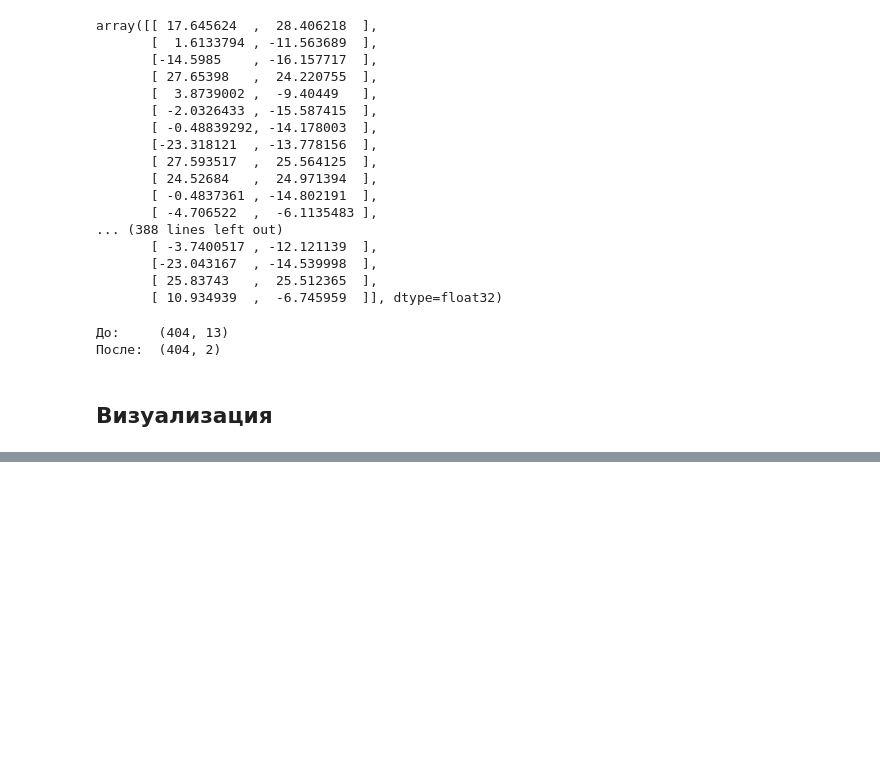
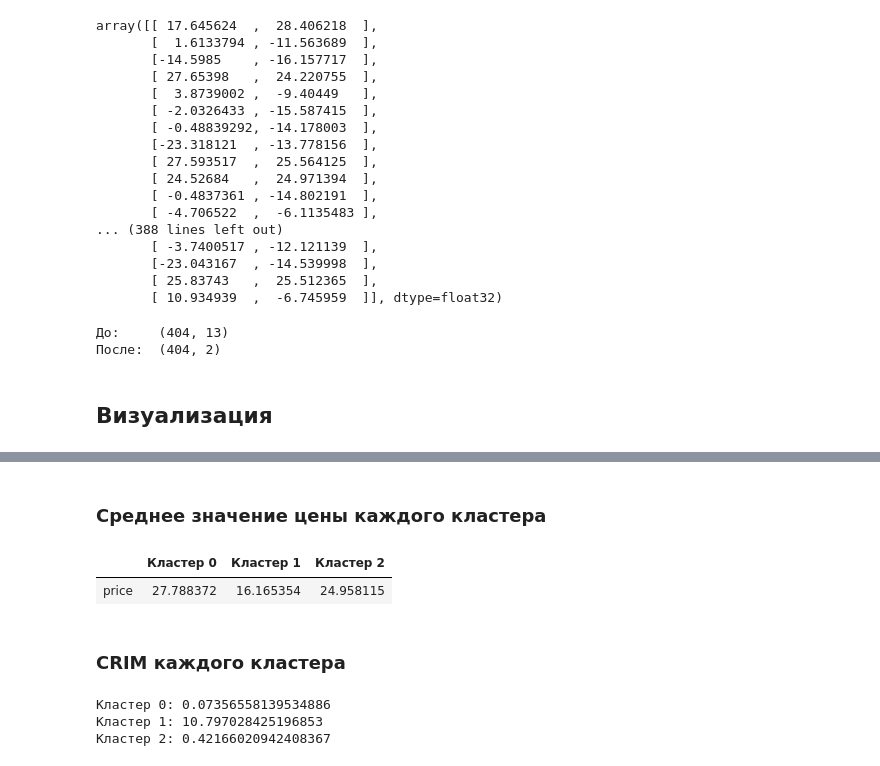
Before and after one commit to SciWake/OLD-Data_science_intro, a Jupyter notebook: My_Task.ipynb, the cells around one changed output, grey strips where cells are left out. Drawn from its saved outputs; the diff is of its cells as text; code cells hidden in the pictures; blank space fills up the shorter version.

```diff
--- a/My_Task.ipynb
+++ b/My_Task.ipynb
@@ -144,0 +165,4 @@ plt.show()
+# %%
+kmeans = KMeans(n_clusters=3, max_iter=100, random_state=42)
+# %%
+labels_train = kmeans.fit_predict(X_train_scaled)
@@ -144,0 +188,19 @@ plt.show()
+# %% [markdown]
+### Среднее значение цены каждого кластера
+# %%
+mean_price = pd.DataFrame({'Кластер 0': y_train[labels_train == 0].mean(), 'Кластер 1': y_train[labels_train == 1].mean(),
+                           'Кластер 2': y_train[labels_train == 2].mean()})
+mean_price
+# %% [output]
+|  | Кластер 0 | Кластер 1 | Кластер 2 |
+| price | 27.788372 | 16.165354 | 24.958115 |
+# %% [markdown]
+### CRIM каждого кластера
+# %%
+print('Кластер 0: {}'.format(X_train.loc[labels_train == 0, 'CRIM'].mean()))
+print('Кластер 1: {}'.format(X_train.loc[labels_train == 1, 'CRIM'].mean()))
+print('Кластер 2: {}'.format(X_train.loc[labels_train == 2, 'CRIM'].mean()))
+# %% [output]
+Кластер 0: 0.07356558139534886
+Кластер 1: 10.797028425196853
+Кластер 2: 0.42166020942408367
```
Also changed, not shown: parts of 13 cells of this notebook.
